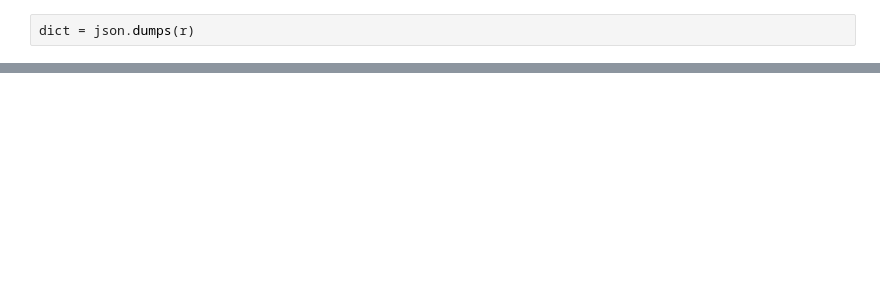
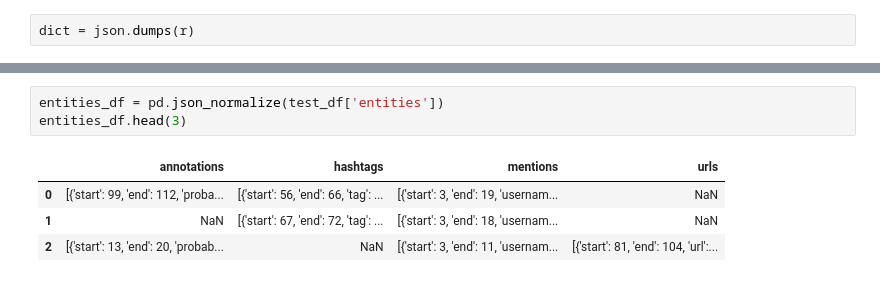
Before and after one commit to sthurstone/Return-Rate-Researchers---Project-I, a Jupyter notebook: API/Twitter_API_Analysis.ipynb, the cells around one changed output, grey strips where cells are left out. Cells and saved outputs as stored; diff of their text form; blank space fills up the shorter version.

```diff
--- a/API/Twitter_API_Analysis.ipynb
+++ b/API/Twitter_API_Analysis.ipynb
@@ -70,0 +84,8 @@ for tweet in data['data']:
+# %%
+entities_df = pd.json_normalize(test_df['entities'])
+entities_df.head(3)
+# %% [output]
+|  | annotations | hashtags | mentions | urls |
+| 0 | [{'start': 99, 'end': 112, 'proba... | [{'start': 56, 'end': 66, 'tag': ... | [{'start': 3, 'end': 19, 'usernam... | NaN |
+| 1 | NaN | [{'start': 67, 'end': 72, 'tag': ... | [{'start': 3, 'end': 18, 'usernam... | NaN |
+| 2 | [{'start': 13, 'end': 20, 'probab... | NaN | [{'start': 3, 'end': 11, 'usernam... | [{'start': 81, 'end': 104, 'url':... |
```
Also changed, not shown: parts of 9 cells of this notebook.
